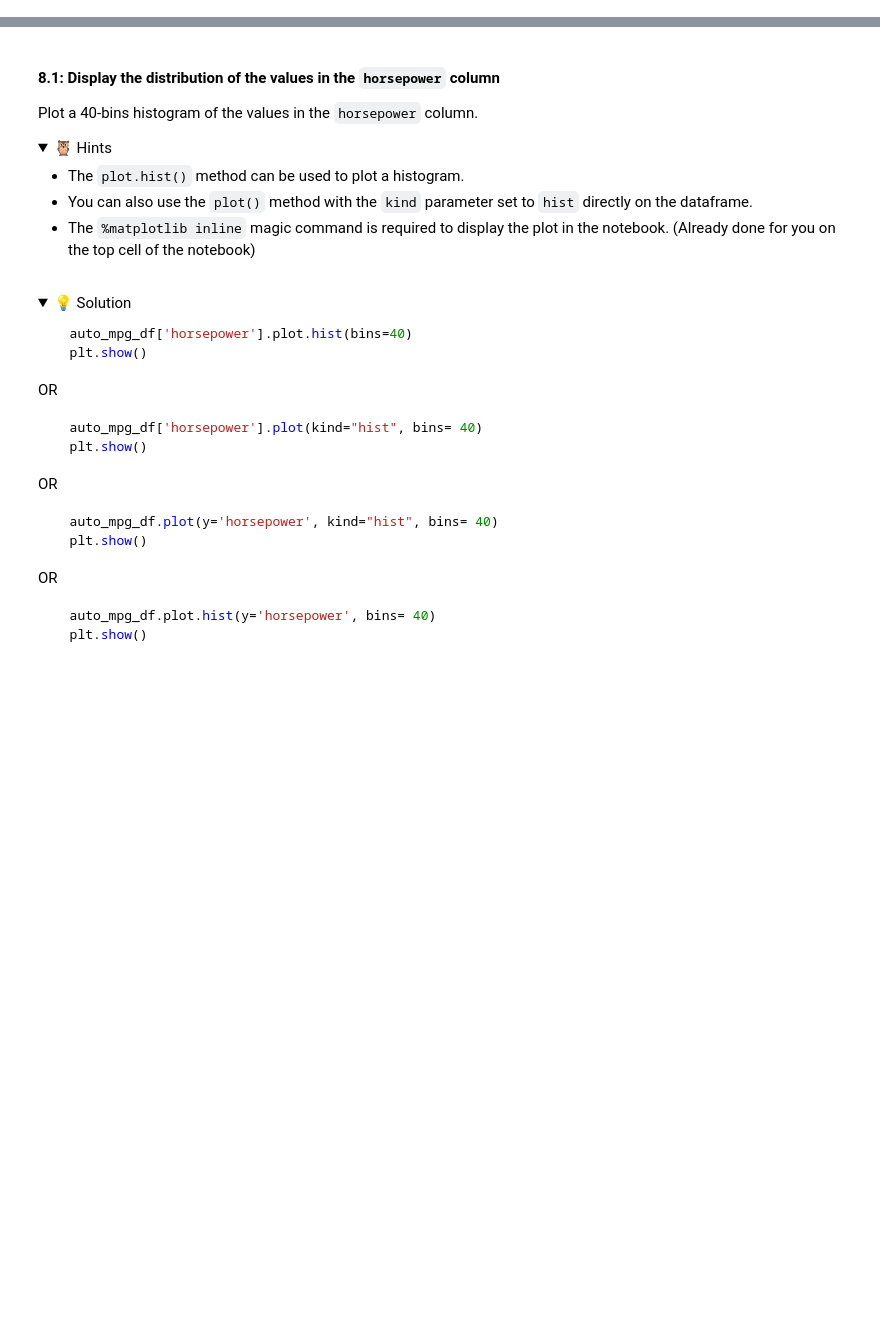
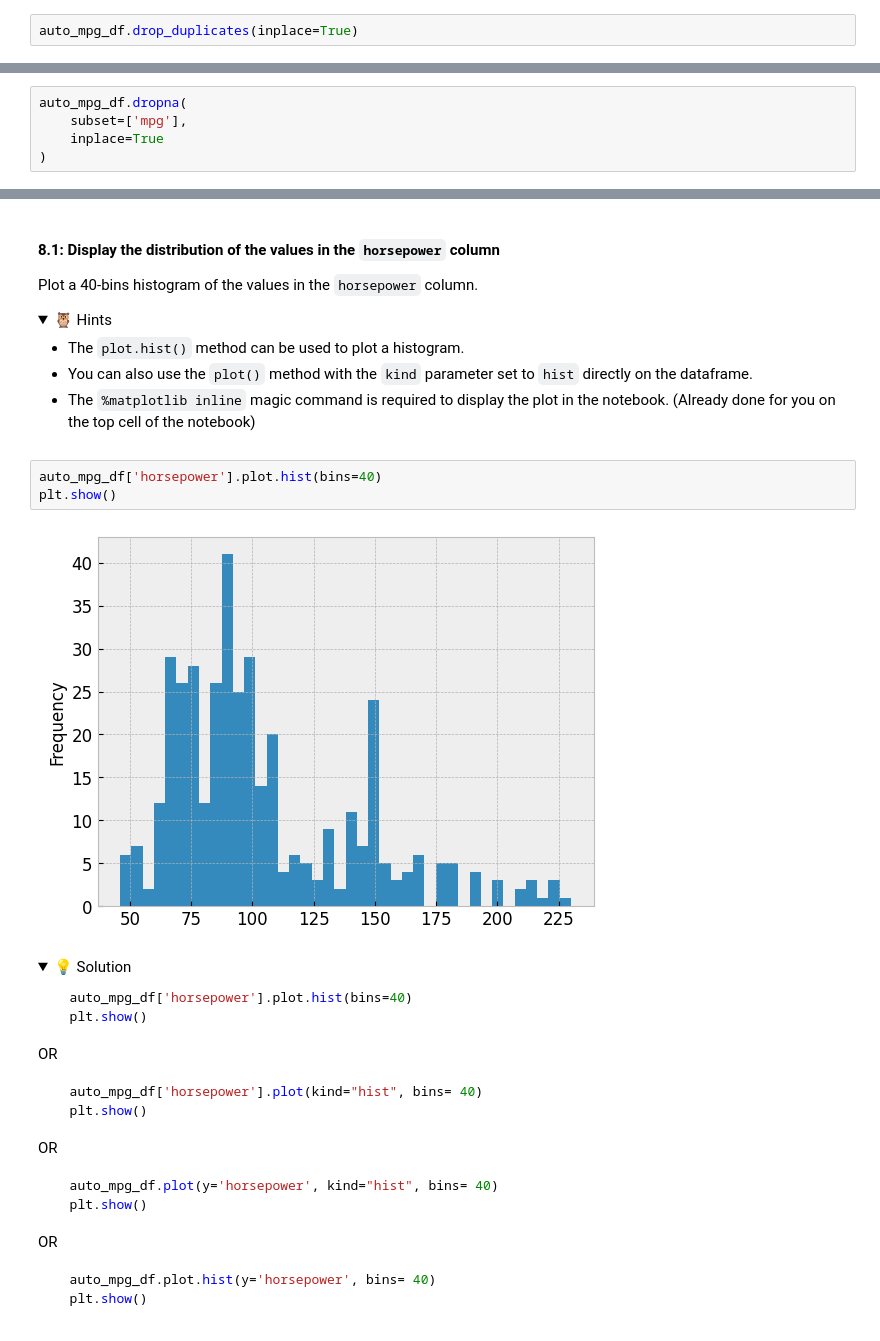
Before and after one commit to IT4063-Spring2025/exploratory-data-analysis-ConnerMorgan-Corn, a Jupyter notebook: notebook.ipynb, the cells around one changed output, grey strips where cells are left out. Cells and saved outputs as stored; diff of their text form; folded sections open; blank space fills up the shorter version.

```diff
--- a/notebook.ipynb
+++ b/notebook.ipynb
@@ -241,6 +294,8 @@ Now that we've confirmed that there are duplicate records in the dataset, let's
   - The `drop_duplicates()` method can be used to remove duplicate records.
   - Make sure you either save the results of the method to a new variable, or use the `inplace` parameter to update the dataframe in place.
 </details>
+# %%
+auto_mpg_df.drop_duplicates(inplace=True)
 # %% [markdown]
 
 <details>
@@ -324,6 +433,11 @@ In working with the `auto_mpg` dataset, we'll develop a model to predict the `mp
   - Either save the results of the method to a new variable, or use the `inplace` parameter to update the dataframe in place.
 
 </details>
+# %%
+auto_mpg_df.dropna(
+    subset=['mpg'],
+    inplace=True
+)
 # %% [markdown]
 <details>
   <summary>💡 Solution</summary>
@@ -361,6 +488,11 @@ Plot a 40-bins histogram of the values in the `horsepower` column.
   - The `%matplotlib inline` magic command is required to display the plot in the notebook. (Already done for you on the top cell of the notebook)
 
 </details>
+# %%
+auto_mpg_df['horsepower'].plot.hist(bins=40)
+plt.show()
+# %% [output]
+[figure, added]
 # %% [markdown]
 <details>
   <summary>💡 Solution</summary>
```
Also changed, not shown: parts of 18 cells of this notebook.
